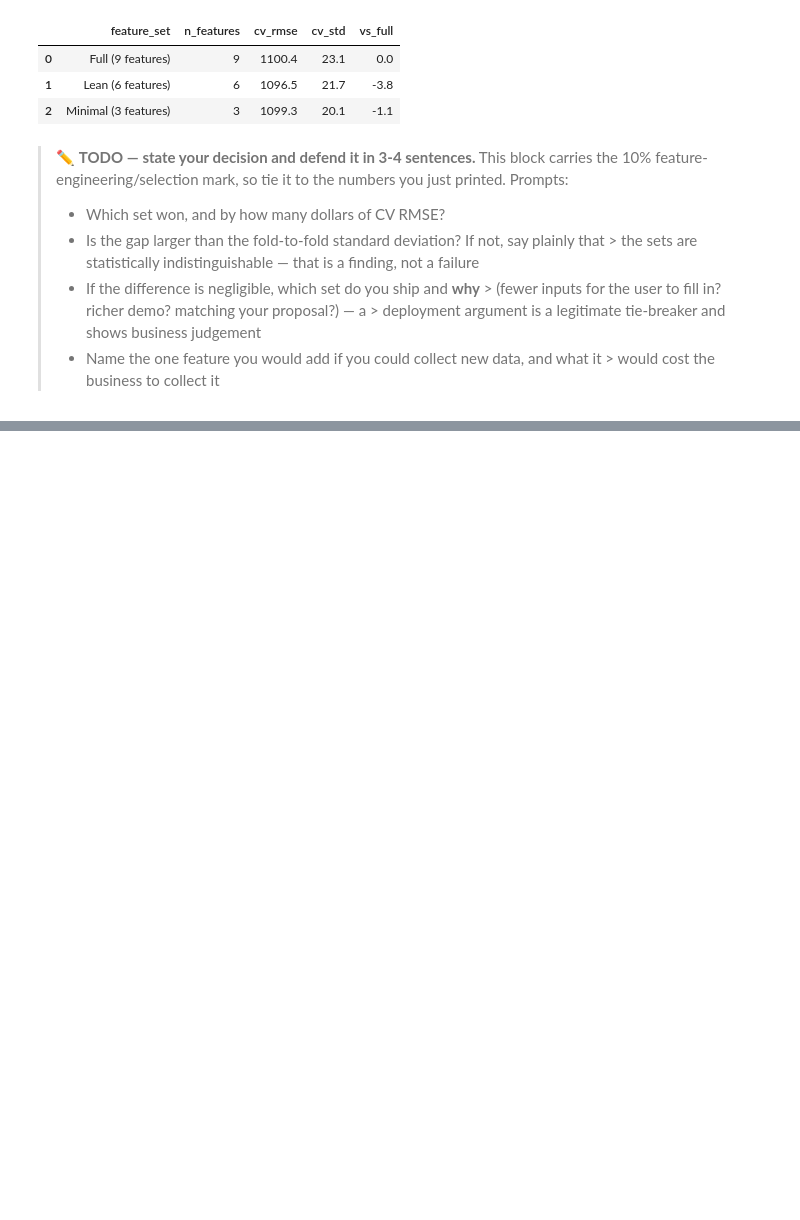
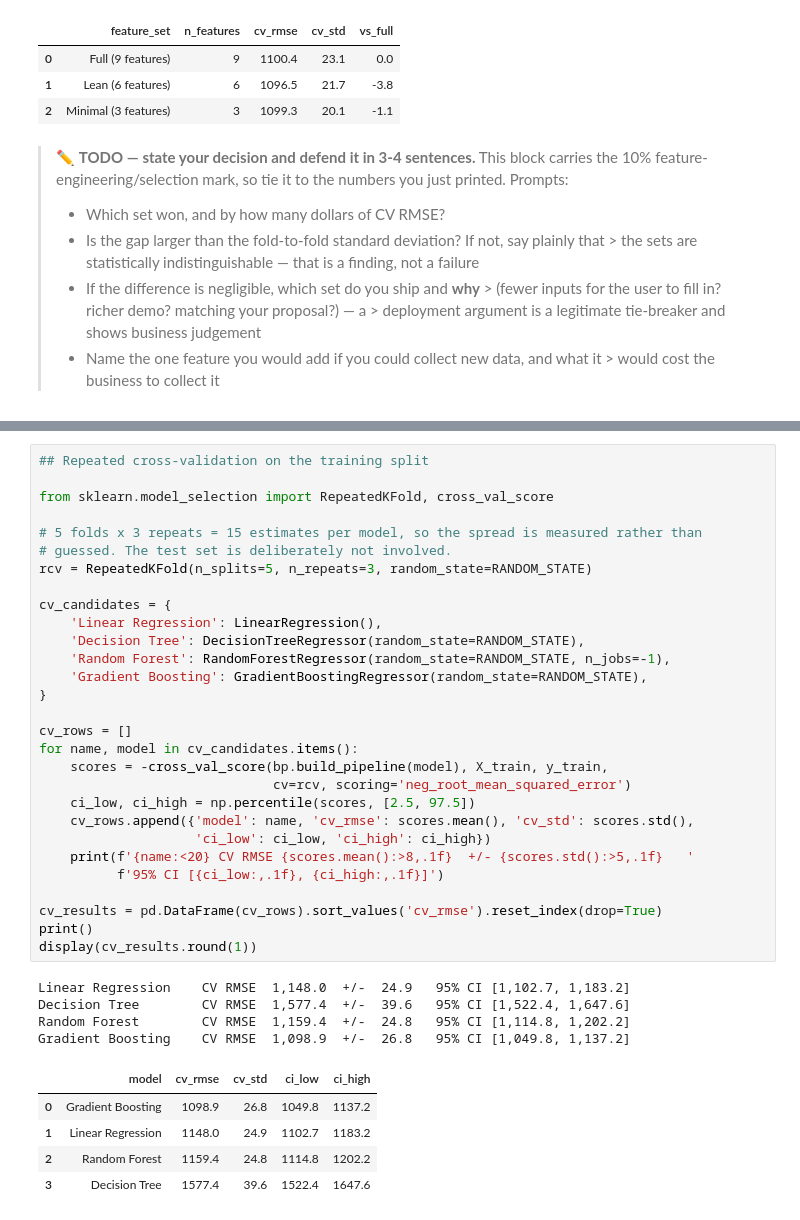
Before and after one commit to marcusteoh/bigmart-sales-forecaster, a Jupyter notebook: BigMart_Sales_Prediction.ipynb, the cells around one changed output, grey strips where cells are left out. Cells and saved outputs as stored; diff of their text form; blank space fills up the shorter version.

```diff
--- a/BigMart_Sales_Prediction.ipynb
+++ b/BigMart_Sales_Prediction.ipynb
@@ -1092,0 +1318,39 @@ Minimal (3 features)   CV RMSE  1,099.3  +/-  20.1
+# %%
+## Repeated cross-validation on the training split
+
+from sklearn.model_selection import RepeatedKFold, cross_val_score
+
+# 5 folds x 3 repeats = 15 estimates per model, so the spread is measured rather than
+# guessed. The test set is deliberately not involved.
+rcv = RepeatedKFold(n_splits=5, n_repeats=3, random_state=RANDOM_STATE)
+
+cv_candidates = {
+    'Linear Regression': LinearRegression(),
+    'Decision Tree': DecisionTreeRegressor(random_state=RANDOM_STATE),
+    'Random Forest': RandomForestRegressor(random_state=RANDOM_STATE, n_jobs=-1),
+    'Gradient Boosting': GradientBoostingRegressor(random_state=RANDOM_STATE),
+}
+
+cv_rows = []
+for name, model in cv_candidates.items():
+    scores = -cross_val_score(bp.build_pipeline(model), X_train, y_train,
+                              cv=rcv, scoring='neg_root_mean_squared_error')
+    ci_low, ci_high = np.percentile(scores, [2.5, 97.5])
+    cv_rows.append({'model': name, 'cv_rmse': scores.mean(), 'cv_std': scores.std(),
+                    'ci_low': ci_low, 'ci_high': ci_high})
+    print(f'{name:<20} CV RMSE {scores.mean():>8,.1f}  +/- {scores.std():>5,.1f}   '
+          f'95% CI [{ci_low:,.1f}, {ci_high:,.1f}]')
+
+cv_results = pd.DataFrame(cv_rows).sort_values('cv_rmse').reset_index(drop=True)
+print()
+display(cv_results.round(1))
+# %% [output]
+Linear Regression    CV RMSE  1,148.0  +/-  24.9   95% CI [1,102.7, 1,183.2]
+Decision Tree        CV RMSE  1,577.4  +/-  39.6   95% CI [1,522.4, 1,647.6]
+Random Forest        CV RMSE  1,159.4  +/-  24.8   95% CI [1,114.8, 1,202.2]
+Gradient Boosting    CV RMSE  1,098.9  +/-  26.8   95% CI [1,049.8, 1,137.2]
+|  | model | cv_rmse | cv_std | ci_low | ci_high |
+| 0 | Gradient Boosting | 1098.9 | 26.8 | 1049.8 | 1137.2 |
+| 1 | Linear Regression | 1148.0 | 24.9 | 1102.7 | 1183.2 |
+| 2 | Random Forest | 1159.4 | 24.8 | 1114.8 | 1202.2 |
+| 3 | Decision Tree | 1577.4 | 39.6 | 1522.4 | 1647.6 |
```
Also changed, not shown: parts of 18 cells of this notebook.
